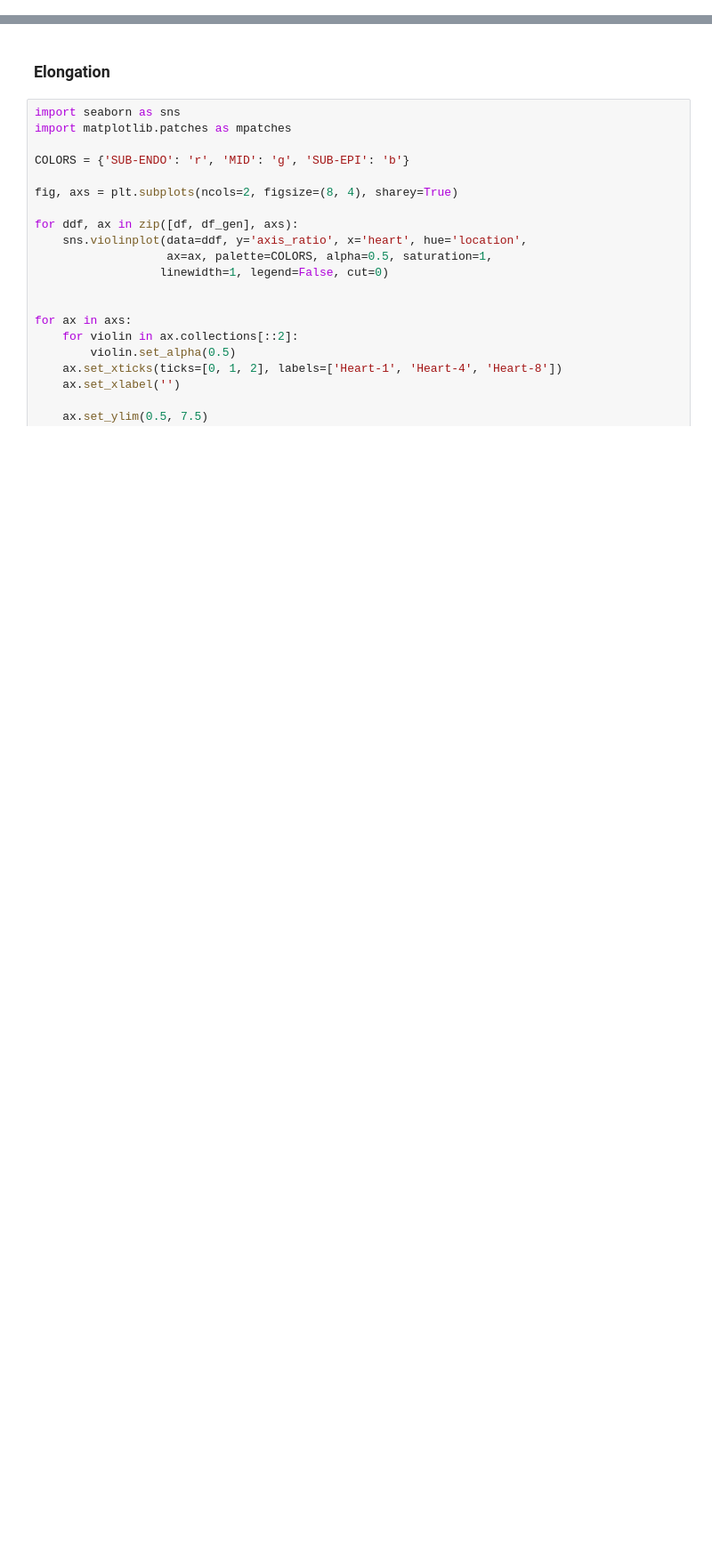
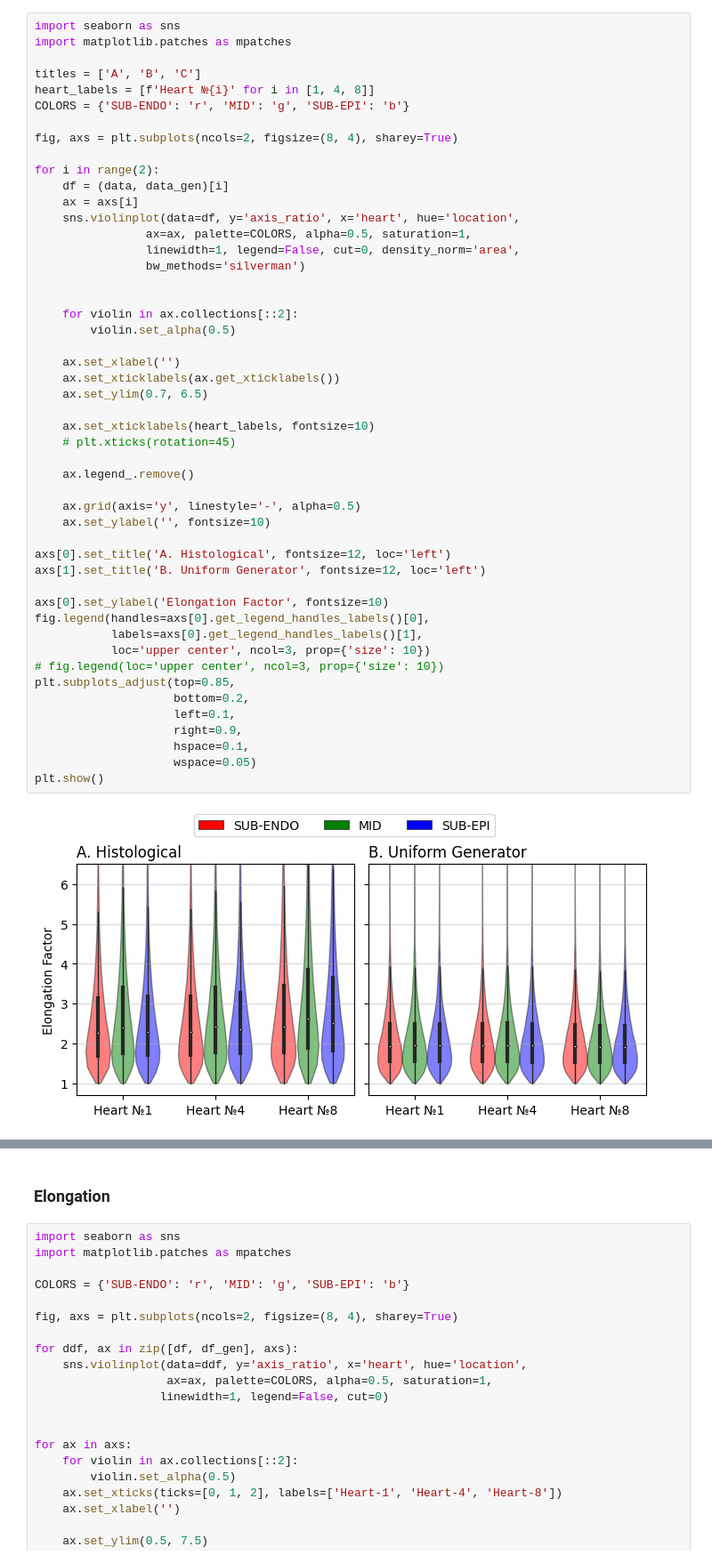
Before and after one commit to AOkenov/FibrosisAnalysis, a Jupyter notebook: paperfigures/cluster_orientation.ipynb, the cells around one changed output, grey strips where cells are left out. Shown at 89% size. Saved outputs shown, nothing was run; the diff lists cells and outputs as text; blank space fills up the shorter version.

```diff
--- a/paperfigures/cluster_orientation.ipynb
+++ b/paperfigures/cluster_orientation.ipynb
@@ -98,0 +101,51 @@ class PointDensity:
+# %%
+import seaborn as sns
+import matplotlib.patches as mpatches
+
+titles = ['A', 'B', 'C']
+heart_labels = [f'Heart №{i}' for i in [1, 4, 8]]
+COLORS = {'SUB-ENDO': 'r', 'MID': 'g', 'SUB-EPI': 'b'}
+
+fig, axs = plt.subplots(ncols=2, figsize=(8, 4), sharey=True)
+
+for i in range(2):
+    df = (data, data_gen)[i]
+    ax = axs[i]
+    sns.violinplot(data=df, y='axis_ratio', x='heart', hue='location',
+                ax=ax, palette=COLORS, alpha=0.5, saturation=1,
+                linewidth=1, legend=False, cut=0, density_norm='area',
+                bw_methods='silverman')
+
+
+    for violin in ax.collections[::2]:
+        violin.set_alpha(0.5)
+
+    ax.set_xlabel('')
+    ax.set_xticklabels(ax.get_xticklabels())
+    ax.set_ylim(0.7, 6.5)
+
+    ax.set_xticklabels(heart_labels, fontsize=10)
+    # plt.xticks(rotation=45)
+
+    ax.legend_.remove()
+
+    ax.grid(axis='y', linestyle='-', alpha=0.5)
+    ax.set_ylabel('', fontsize=10)
+
+axs[0].set_title('A. Histological', fontsize=12, loc='left')
+axs[1].set_title('B. Uniform Generator', fontsize=12, loc='left')
+
+axs[0].set_ylabel('Elongation Factor', fontsize=10)
+fig.legend(handles=axs[0].get_legend_handles_labels()[0],
+           labels=axs[0].get_legend_handles_labels()[1],
+           loc='upper center', ncol=3, prop={'size': 10})
+# fig.legend(loc='upper center', ncol=3, prop={'size': 10})
+plt.subplots_adjust(top=0.85,
+                    bottom=0.2,
+                    left=0.1,
+                    right=0.9,
+                    hspace=0.1,
+                    wspace=0.05)
+plt.show()
+# %% [output]
+[figure, added]
```
Also changed, not shown: parts of 13 cells of this notebook, 24 other files.
